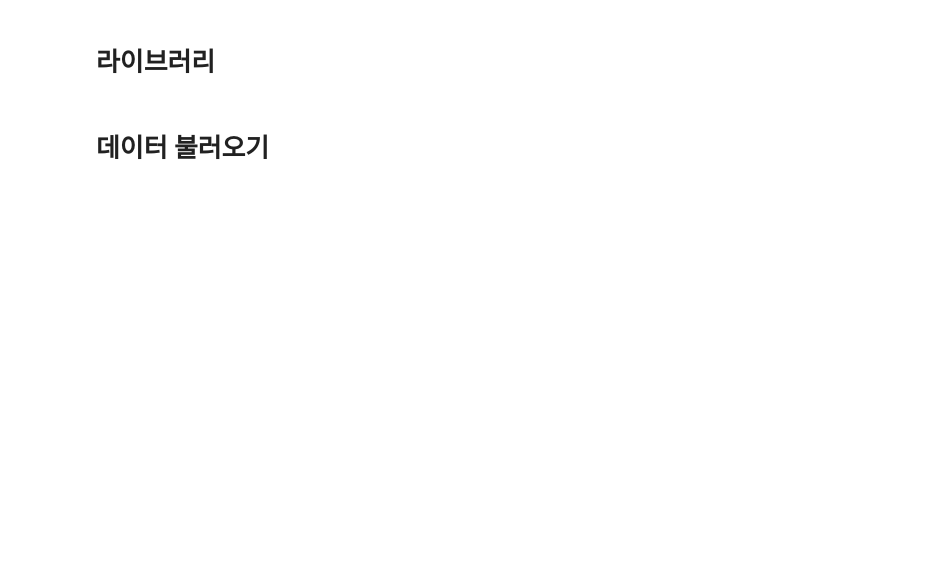
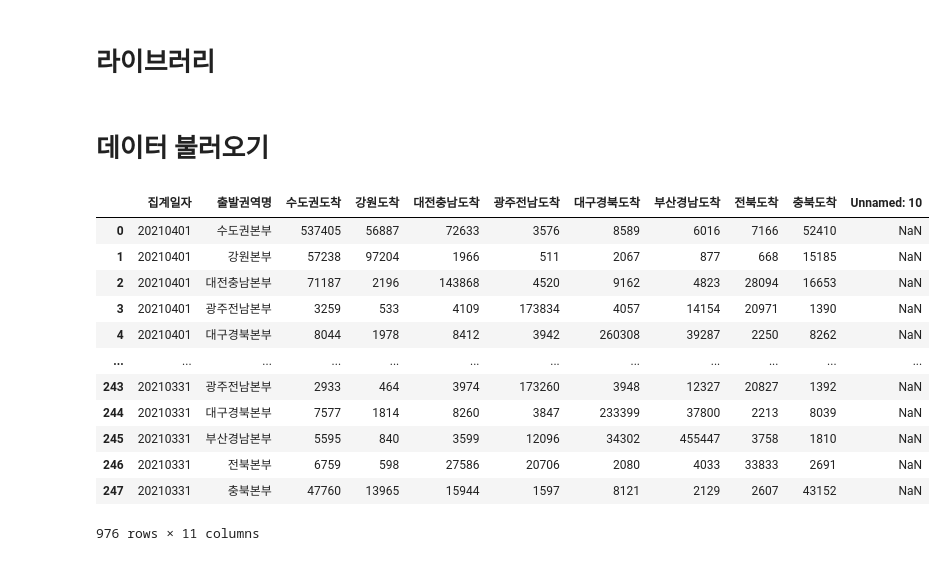
Before and after one commit to GeonHyeock/2021_Second_semester, a Jupyter notebook: Inbig_project/교통량.ipynb, the cells around one changed output. Saved outputs shown, nothing was run; the diff lists cells and outputs as text; code cells hidden in the pictures; blank space fills up the shorter version.

```diff
--- a/Inbig_project/교통량.ipynb
+++ b/Inbig_project/교통량.ipynb
@@ -15,10 +15,26 @@ fontprop = fm.FontProperties(fname=font_path, size=18)
 # %%
 path = "/Users/heogeonhyeock/Desktop/인빅_프로젝트/교통량"
 file_list = os.listdir(path)
 
 for i in range(len(file_list)):
     try:
         globals()["trafic_{}".format(i)] = pd.read_csv(path + "/" + file_list[i],
                                                         encoding='cp949')
     except:
         pass
+trafic = pd.concat([trafic_1,trafic_2,trafic_3,trafic_4])
+trafic
+# %% [output]
+|  | 집계일자 | 출발권역명 | 수도권도착 | 강원도착 | 대전충남도착 | 광주전남도착 | 대구경북도착 | 부산경남도착 | 전북도착 | 충북도착 | Unnamed: 10 |
+| 0 | 20210401 | 수도권본부 | 537405 | 56887 | 72633 | 3576 | 8589 | 6016 | 7166 | 52410 | NaN |
+| 1 | 20210401 | 강원본부 | 57238 | 97204 | 1966 | 511 | 2067 | 877 | 668 | 15185 | NaN |
+| 2 | 20210401 | 대전충남본부 | 71187 | 2196 | 143868 | 4520 | 9162 | 4823 | 28094 | 16653 | NaN |
+| 3 | 20210401 | 광주전남본부 | 3259 | 533 | 4109 | 173834 | 4057 | 14154 | 20971 | 1390 | NaN |
+| 4 | 20210401 | 대구경북본부 | 8044 | 1978 | 8412 | 3942 | 260308 | 39287 | 2250 | 8262 | NaN |
+| ... | ... | ... | ... | ... | ... | ... | ... | ... | ... | ... | ... |
+| 243 | 20210331 | 광주전남본부 | 2933 | 464 | 3974 | 173260 | 3948 | 12327 | 20827 | 1392 | NaN |
+| 244 | 20210331 | 대구경북본부 | 7577 | 1814 | 8260 | 3847 | 233399 | 37800 | 2213 | 8039 | NaN |
+| 245 | 20210331 | 부산경남본부 | 5595 | 840 | 3599 | 12096 | 34302 | 455447 | 3758 | 1810 | NaN |
+| 246 | 20210331 | 전북본부 | 6759 | 598 | 27586 | 20706 | 2080 | 4033 | 33833 | 2691 | NaN |
+| 247 | 20210331 | 충북본부 | 47760 | 13965 | 15944 | 1597 | 8121 | 2129 | 2607 | 43152 | NaN |
+976 rows × 11 columns
```
Also changed, not shown: parts of 15 cells of this notebook.
